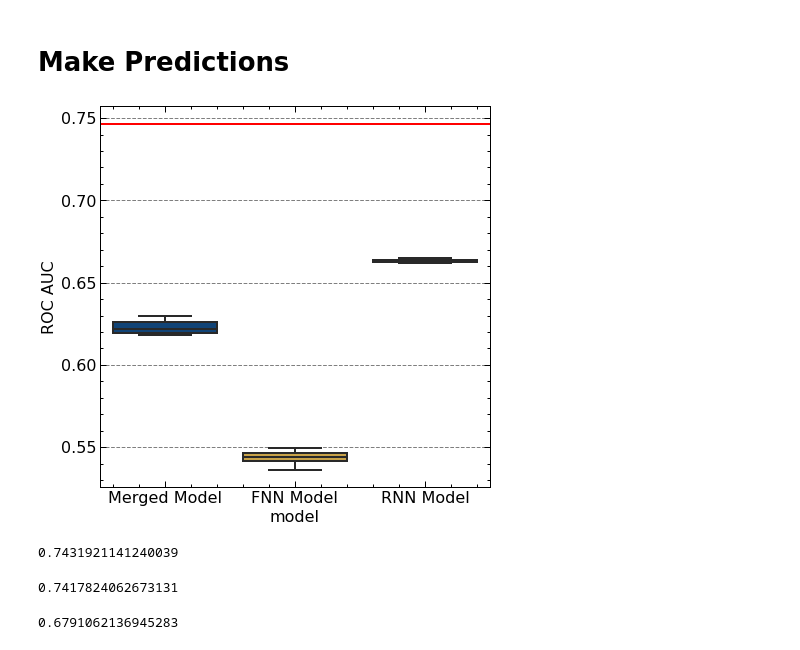
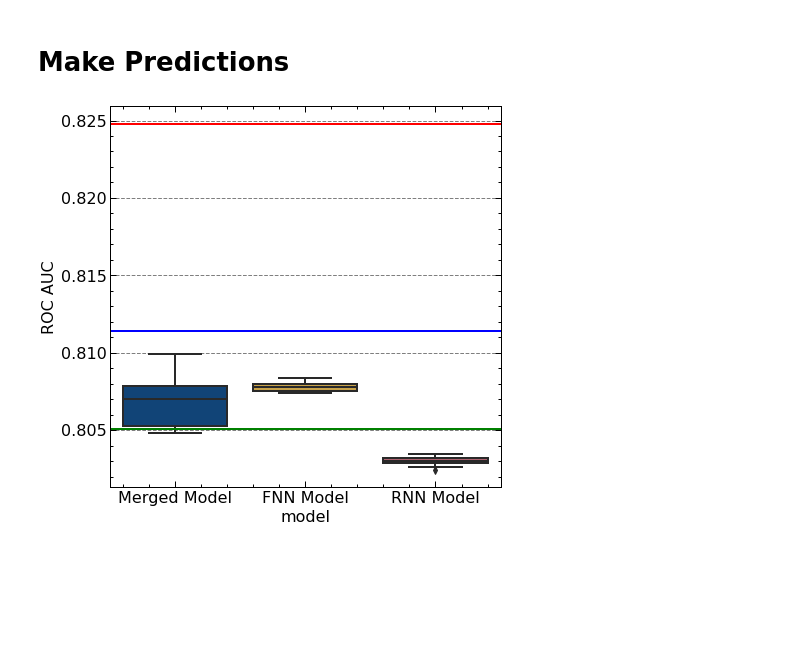
Before and after one commit to NoahHA/tth-ML-project, a Jupyter notebook: notebooks/data_analysis/model_comparison.ipynb, the cells around one changed output. Saved outputs shown, nothing was run; the diff lists cells and outputs as text; code cells hidden in the pictures; blank space fills up the shorter version.

```diff
--- a/notebooks/data_analysis/model_comparison.ipynb
+++ b/notebooks/data_analysis/model_comparison.ipynb
@@ -36,21 +37,25 @@ RNN_model_mc = keras.models.load_model(os.path.join(load_path, "RNN-ce-mc.h5"),
 # %%
 data = build_features.load_preprocessed_data(use_all_data=True)
 # %%
-test_size = 1000
+test_size = 1_000
 
-event_X_test = data['event_X_test'].iloc[:test_size]
-object_X_test = data['object_X_test'][:test_size]
-y_test = data['y_test'].iloc[:test_size]
+event_X_train, event_X_test = build_features.scale_event_data(data['event_X_train'], data['event_X_test'])
+object_X_train, object_X_test = build_features.scale_object_data(data['object_X_train'], data['object_X_test'])
+y_train, y_test = data['y_train'], data['y_test']
+
+sample_event_X_test = event_X_test.iloc[:test_size]
+sample_object_X_test = object_X_test[:test_size]
+sample_y_test = data['y_test'].iloc[:test_size]
 
 models = [(merged_model, [event_X_test, object_X_test], 'Merged Model'), (FNN_model, event_X_test, 'FNN Model'), (RNN_model, object_X_test, 'RNN Model')]
-mc_models = [(merged_model_mc, [event_X_test, object_X_test], 'Merged Model'), (FNN_model_mc, event_X_test, 'FNN Model'), (RNN_model_mc, object_X_test, 'RNN Model')]
+mc_models = [(merged_model_mc, [sample_event_X_test, sample_object_X_test], 'Merged Model'), (FNN_model_mc, sample_event_X_test, 'FNN Model'), (RNN_model_mc, sample_object_X_test, 'RNN Model')]
 # %% [markdown]
 # Make Predictions
 # %%
 # Goes through each model and gets the mean prediction of n_samples predictions of the test set, then repeats n_preds times
 
 n_preds = 10 # number of times to predict the test set
-n_samples = 10 # number of models to sample from
+n_samples = 100 # number of models to sample from
 auc_dicts = []
 
 def mc_predict(X, model, n_models):
@@ -60,30 +65,26 @@ def mc_predict(X, model, n_models):
 for model, X_test, model_name in tqdm(mc_models):
     for i in tqdm(range(n_preds)):
         preds = mc_predict(X_test, model, n_samples)
-        auc_score = roc_auc_score(y_test, preds)
+        auc_score = roc_auc_score(sample_y_test, preds)
         auc_dicts.append({'model': model_name, 'ROC AUC': auc_score})
 
-baseline_preds = merged_model.predict([event_X_test, object_X_test])
-baseline_auc = roc_auc_score(y_test, baseline_preds)
-
 auc_df = pd.DataFrame.from_records(auc_dicts)
 # %%
+baseline_preds_merged = merged_model.predict([sample_event_X_test, sample_object_X_test])
+baseline_auc_merged = roc_auc_score(sample_y_test, baseline_preds_merged)
+
+baseline_preds_fnn = FNN_model.predict(sample_event_X_test)
+baseline_auc_fnn = roc_auc_score(sample_y_test, baseline_preds_fnn)
+
+baseline_preds_rnn = RNN_model.predict(sample_object_X_test)
+baseline_auc_rnn = roc_auc_score(sample_y_test, baseline_preds_rnn)
+
 with plt.style.context(['science', 'grid', 'notebook', 'high-contrast']):
     plt.figure(figsize=(7, 7))
     sns.boxplot(x="model", y="ROC AUC", data=auc_df)
-    plt.axhline(y=baseline_auc, color='r', linestyle='-')
+    plt.axhline(y=baseline_auc_merged, color='r', linestyle='-')
+    plt.axhline(y=baseline_auc_fnn, color='g', linestyle='-')
+    plt.axhline(y=baseline_auc_rnn, color='b', linestyle='-')
     plt.show()
 # %% [output]
-[figure, old version]
+[figure, new version]
-# %%
-baseline_preds2 = merged_model.predict([data['event_X_test'], data['object_X_test']])
-baseline_auc2 = roc_auc_score(data['y_test'], baseline_preds2)
-baseline_auc2
-# %% [output]
-0.7431921141240039
-# %%
-baseline_preds3 = merged_model.predict([data['event_X_train'], data['object_X_train']])
-baseline_auc3 = roc_auc_score(data['y_train'], baseline_preds3)
-baseline_auc3
-# %% [output]
-0.7417824062673131
@@ -93,6 +90,0 @@ post_op_model = keras.models.load_model(r"C:\Users\Noaja\Downloads\msci_project\
-# %%
-baseline_preds4 = post_op_model.predict([data['event_X_test'], data['object_X_test']])
-baseline_auc4 = roc_auc_score(data['y_test'], baseline_preds4)
-baseline_auc4
-# %% [output]
-0.6791062136945283
```
Also changed, not shown: parts of 7 cells of this notebook, 30 other files.
